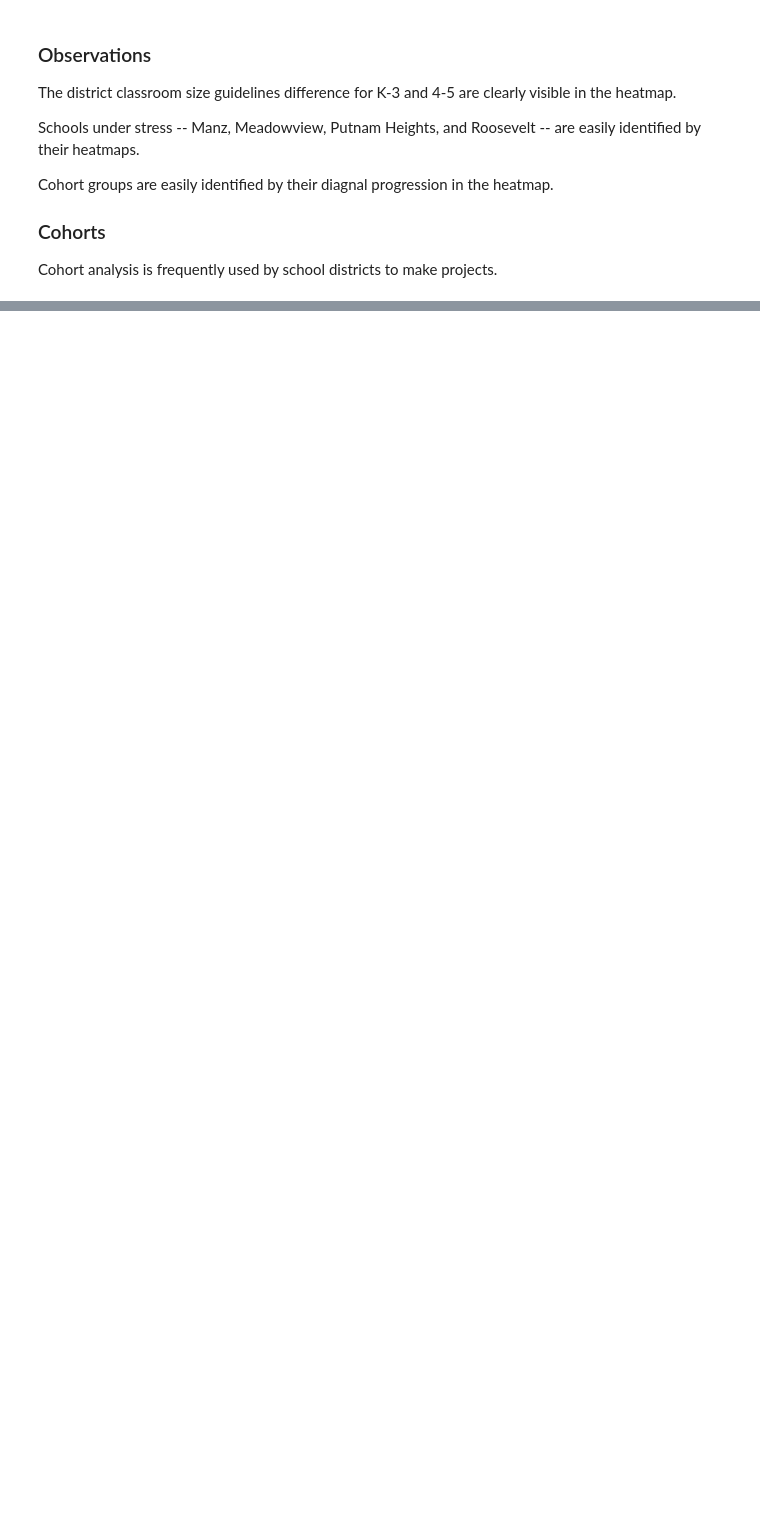
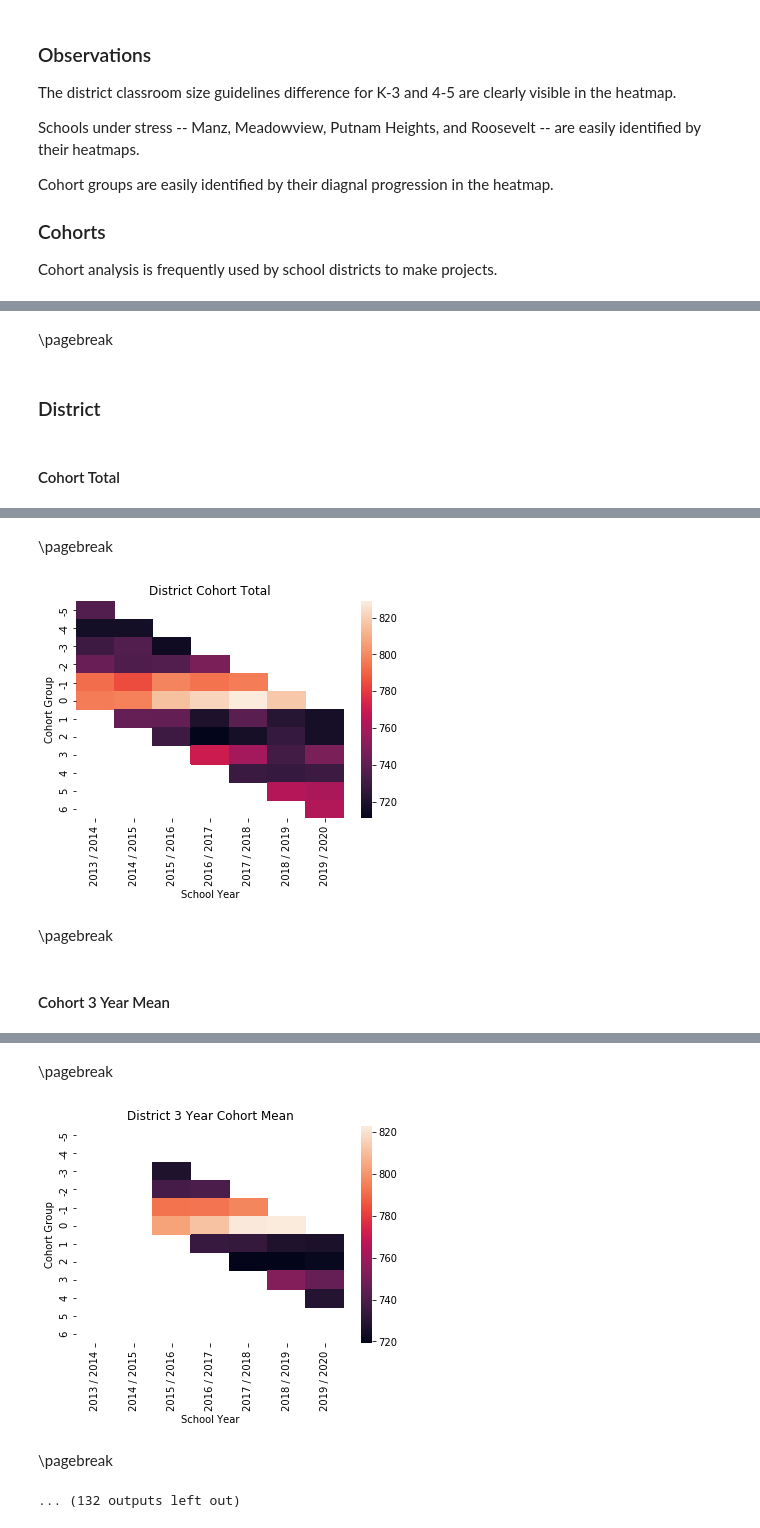
Before and after one commit to toxygene/ecasd-enrollment, a Jupyter notebook: Enrollment Data Analysis.ipynb, the cells around one changed output, grey strips where cells are left out. Drawn from its saved outputs; the diff is of its cells as text; code cells hidden in the pictures; blank space fills up the shorter version.

Commit message:
Added 3 year mean cohort group analysis

```diff
--- a/Enrollment Data Analysis.ipynb
+++ b/Enrollment Data Analysis.ipynb
@@ -201,6 +201,8 @@ students_per_grade['Capacity Ratio'] = students_per_grade['Students'] / students
 students_per_grade['Capacity Ratio'] = students_per_grade['Capacity Ratio']
 students_per_grade['Capacity Percent'] = students_per_grade['Capacity Ratio'].apply(as_percent)
 
+display(Markdown('\pagebreak'))
+
 for school_name, school_capacity_ratio in students_per_grade.groupby(['School']):
     display(Markdown(f'### {school_name}'))
     display(school_capacity_ratio.sort_values('Grade').set_index(['School Year', 'Grade']).unstack().sort_values('School Year', ascending=False)['Capacity Percent'])
@@ -208,4 +210,5 @@ for school_name, school_capacity_ratio in students_per_grade.groupby(['School'])
     ax = sns.heatmap(school_capacity_ratio.sort_values('Grade').set_index(['School Year', 'Grade']).unstack()['Capacity Ratio'], center=.75, annot=True, cmap="RdYlGn_r")
     ax.invert_yaxis()
     plt.show()
+    display(Markdown('\pagebreak'))
 # %% [output]
@@ -264,17 +259,3 @@ Cohort groups are easily identified by their diagnal progression in the heatmap.
 
 ### Cohorts
 Cohort analysis is frequently used by school districts to make projects.
-# %%
-district_cohort_survival_count = df.groupby(['Cohort Group','Grade'])['Students'].sum().unstack()
-
-display(district_cohort_survival_count)
-sns.heatmap(district_cohort_survival_count)
-plt.show()
-
-for school_name, school_df in df.groupby(['School']):
-    school_cohort_survival_count = school_df.groupby(['Cohort Group','Grade'])['Students'].sum().unstack()
-
-    display(Markdown('### {}'.format(school_name)))
-    display(school_cohort_survival_count)
-    sns.heatmap(school_cohort_survival_count)
-    plt.show()
@@ -346,0 +262,50 @@ for school_name, school_df in df.groupby(['School']):
+# %%
+cohort_group_sum = df.groupby(['Cohort Group','School Year'])['Students'].sum().unstack()
+cohort_group_rolling_mean = df.groupby(['Cohort Group','School Year'])['Students'].sum().rolling(3).mean().unstack()
+
+display(Markdown('\pagebreak'))
+display(Markdown('### District'))
+display(Markdown('#### Cohort Total'))
+display(cohort_group_sum)
+display(Markdown('\pagebreak'))
+
+ax = sns.heatmap(cohort_group_sum)
+ax.set_title('District Cohort Total')
+plt.show()
+display(Markdown('\pagebreak'))
+
+display(Markdown('#### Cohort 3 Year Mean'))
+display(cohort_group_rolling_mean)
+display(Markdown('\pagebreak'))
+
+ax = sns.heatmap(cohort_group_rolling_mean)
+ax.set_title('District 3 Year Cohort Mean')
+plt.show()
+display(Markdown('\pagebreak'))
+
+for school_name, school_df in df.groupby(['School']):
+    school_cohort_survival_sum = school_df.groupby(['Cohort Group','School Year'])['Students'].sum().unstack()
+    school_cohort_survival_rolling_mean = school_df.groupby(['Cohort Group','School Year'])['Students'].sum().rolling(3).mean().unstack()
+
+    display(Markdown('### {}'.format(school_name)))
+    display(Markdown('#### Cohort Total'))
+    display(school_cohort_survival_sum)
+    display(Markdown('\pagebreak'))
+
+    ax = sns.heatmap(school_cohort_survival_sum)
+    ax.set_title('{} Cohort Total'.format(school_name))
+    plt.show()
+    display(Markdown('\pagebreak'))
+
+    display(Markdown('#### Cohort 3 Year Mean'))
+    display(school_cohort_survival_rolling_mean)
+    display(Markdown('\pagebreak'))
+
+    ax = sns.heatmap(school_cohort_survival_rolling_mean)
+    ax.set_title('{} 3 Year Cohort Mean'.format(school_name))
+    plt.show()
+    display(Markdown('\pagebreak'))
+# %% [output]
+\pagebreak
+### District
+#### Cohort Total
@@ -346,0 +326,4 @@ for school_name, school_df in df.groupby(['School']):
+\pagebreak
+[figure, added]
+\pagebreak
+#### Cohort 3 Year Mean
@@ -346,0 +344,4 @@ for school_name, school_df in df.groupby(['School']):
+\pagebreak
+[figure, added]
+\pagebreak
+... (132 outputs left out)
```
Also changed, not shown: parts of 5 cells of this notebook.
